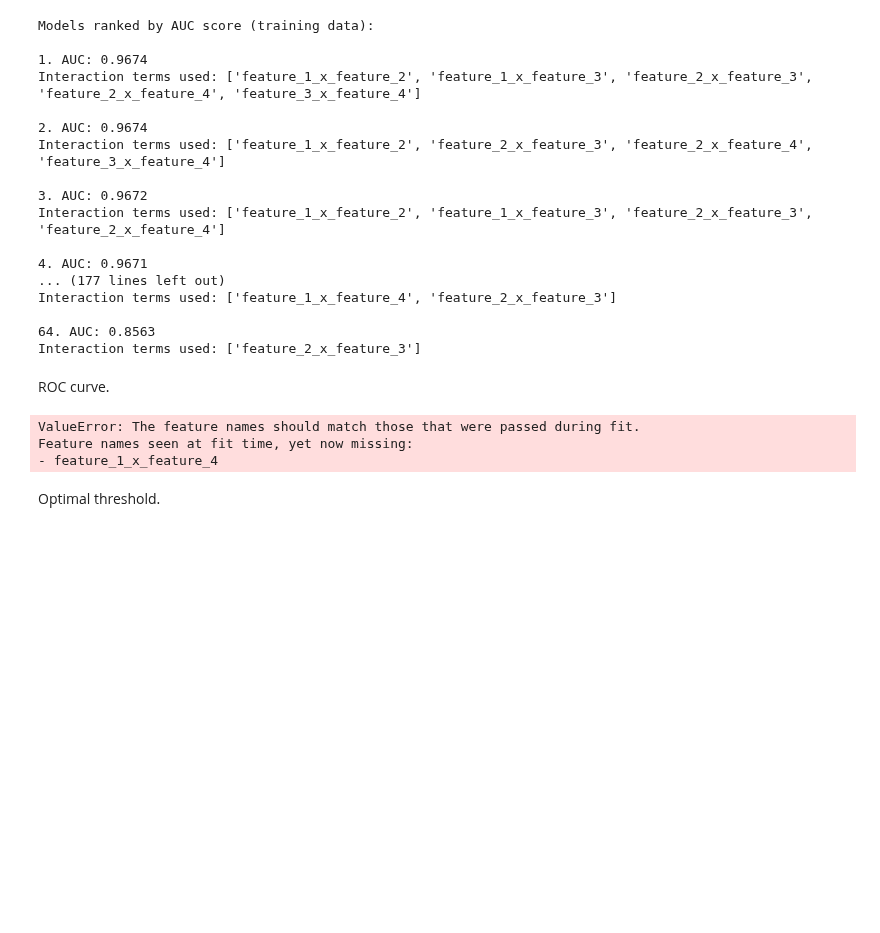
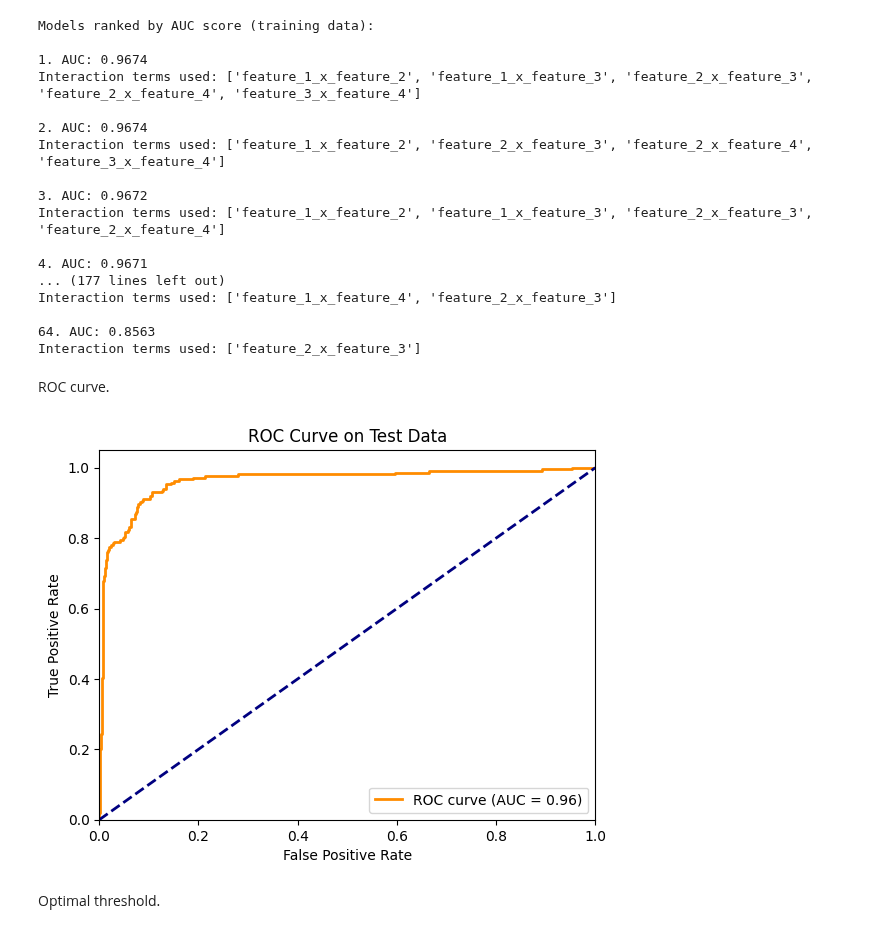
Before and after one commit to Jacob-J-Richards/DS_DA_Projects, a Jupyter notebook: 3-90+_DaysPastDue/Main.ipynb, the cells around one changed output. Saved outputs shown, nothing was run; the diff lists cells and outputs as text; code cells hidden in the pictures; blank space fills up the shorter version.

```diff
--- a/3-90+_DaysPastDue/Main.ipynb
+++ b/3-90+_DaysPastDue/Main.ipynb
@@ -151,32 +151,38 @@ ROC curve.
 # %%
 from sklearn.metrics import roc_curve, auc
 import matplotlib.pyplot as plt
 
 
+from sklearn.linear_model import LogisticRegression
+X_train = train[['feature_1', 'feature_2', 'feature_3', 'feature_4',
+                 'feature_1_x_feature_2', 'feature_1_x_feature_3', 'feature_2_x_feature_3', 'feature_2_x_feature_4', 'feature_3_x_feature_4','feature_1_x_feature_4']]
+y_train = train['y']
+
+model = LogisticRegression(fit_intercept=True)
+model.fit(X_train, y_train);
+
+
+
 X_test = test[['feature_1', 'feature_2', 'feature_3', 'feature_4',
-               'feature_1_x_feature_2', 'feature_1_x_feature_3',
-               'feature_2_x_feature_3', 'feature_2_x_feature_4',
-               'feature_3_x_feature_4']]
+               'feature_1_x_feature_2', 'feature_1_x_feature_3', 'feature_2_x_feature_3', 'feature_2_x_feature_4', 'feature_3_x_feature_4','feature_1_x_feature_4']]
 
 y_test = test['y']
 y_pred_proba = model.predict_proba(X_test)[:,1]
 fpr, tpr, _ = roc_curve(y_test, y_pred_proba)
 roc_auc = auc(fpr, tpr)
 
 plt.figure()
 plt.plot(fpr, tpr, color='darkorange', lw=2, label=f'ROC curve (AUC = {roc_auc:.2f})')
 plt.plot([0, 1], [0, 1], color='navy', lw=2, linestyle='--')
 plt.xlim([0.0, 1.0])
 plt.ylim([0.0, 1.05])
 plt.xlabel('False Positive Rate')
 plt.ylabel('True Positive Rate')
 plt.title('ROC Curve on Test Data')
 plt.legend(loc="lower right")
 plt.show()
 # %% [output]
-ValueError: The feature names should match those that were passed during fit.
-Feature names seen at fit time, yet now missing:
-- feature_1_x_feature_4
+[figure, added]
 # %% [markdown]
 Optimal threshold.
 # %%
```
Also changed, not shown: parts of 3 cells of this notebook.
